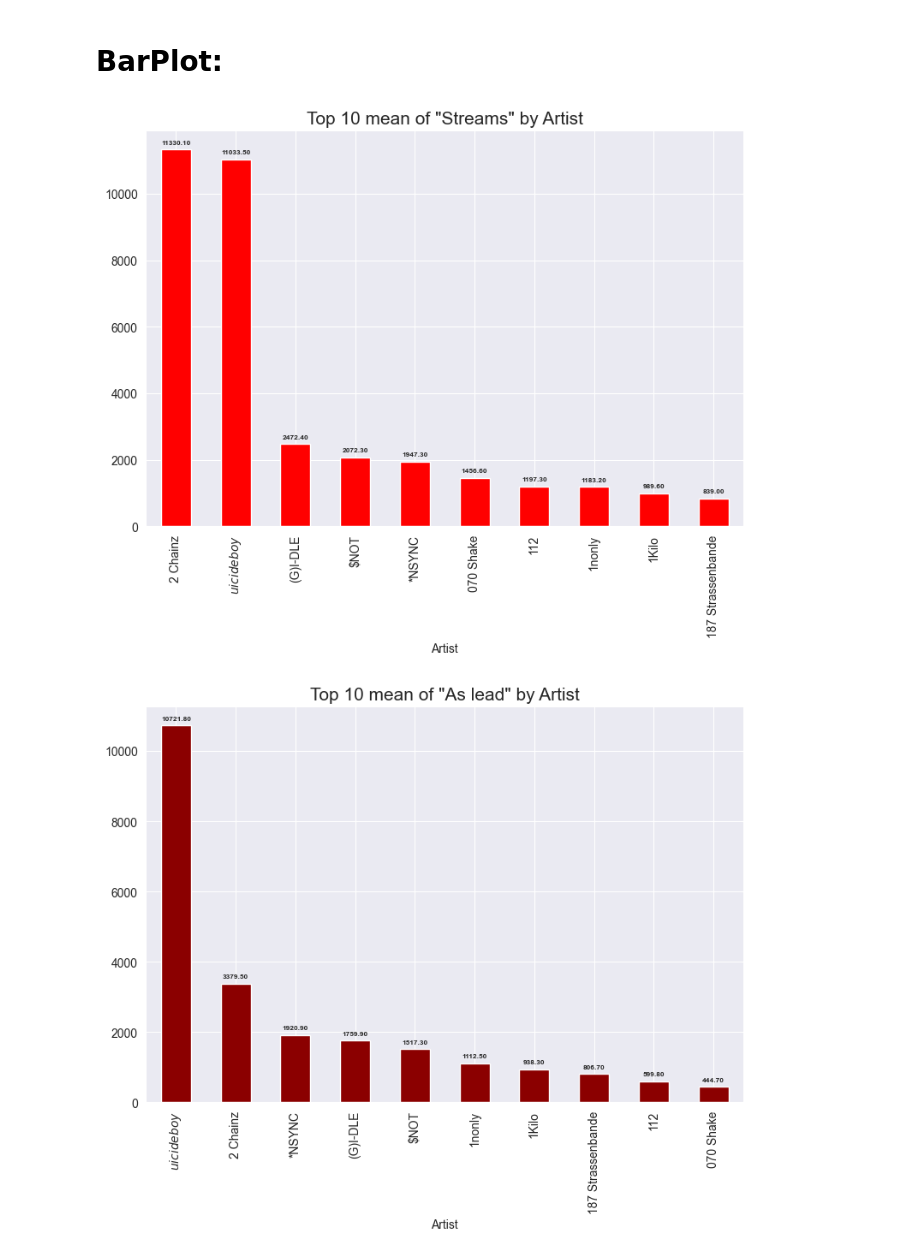
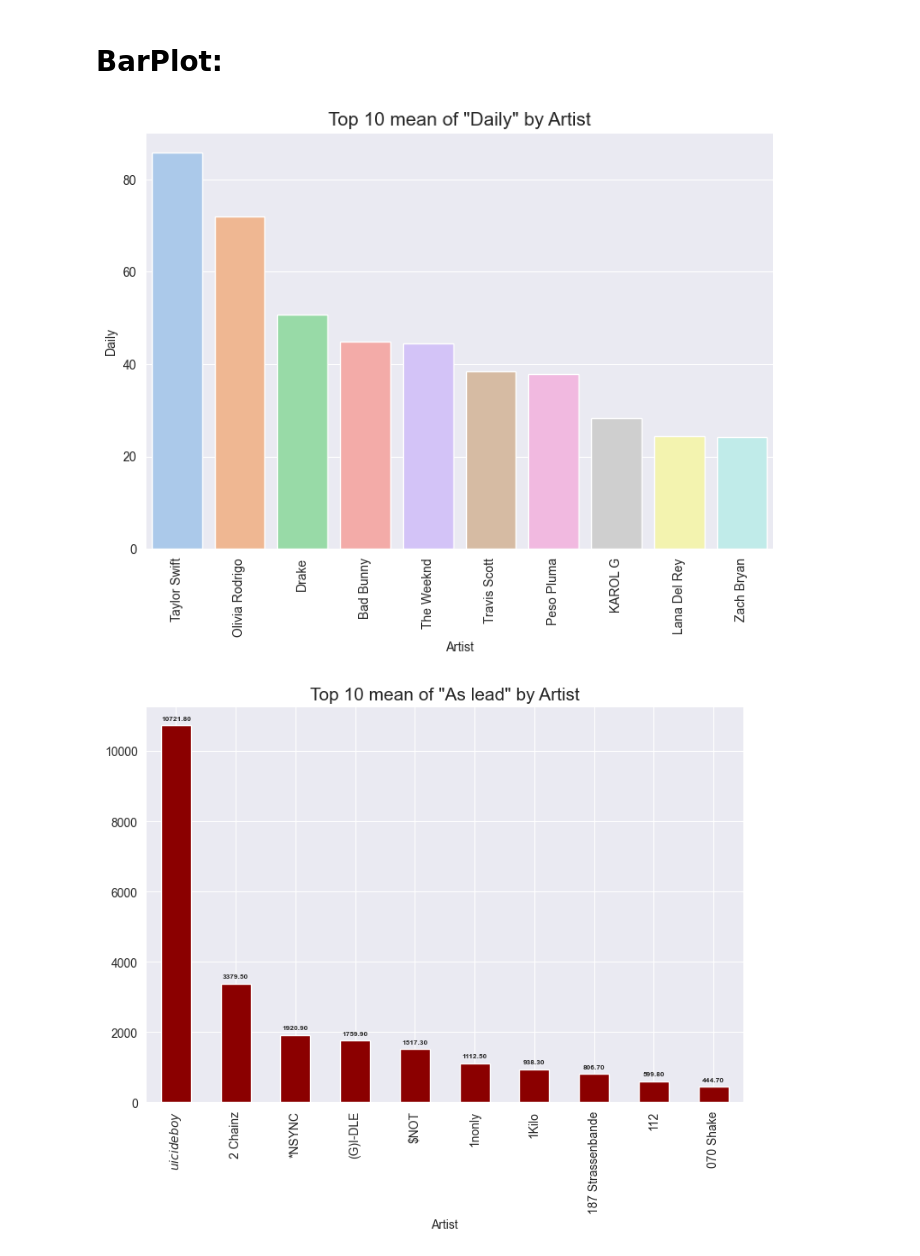
Before and after one commit to Jabsal/SpotifyEDA, a Jupyter notebook: spotify-eda.ipynb, the cells around one changed output. Cells and saved outputs as stored; diff of their text form; code cells hidden in the pictures.

Commit message:
simplify barchat plotting

```diff
--- a/spotify-eda.ipynb
+++ b/spotify-eda.ipynb
@@ -133,28 +134,16 @@ plt.show()
 [figure]
 # %% [markdown]
 # **BarPlot:**
-# %%
-mean_streams = df.groupby('Artist')['Streams'].mean()[:10]
-
-fig, ax = plt.subplots(figsize=(9,6))
-
-mean_streams.sort_values(ascending=False).plot(kind='bar', color='red', ax=ax)
-
-for p in ax.patches:
-    height = p.get_height()
-    ax.annotate(text=f'{height:.2f}',
-               xy = (p.get_x() + p.get_width()/2, height),
-               xytext=(0, 4),
-               textcoords= 'offset points',
-               ha = 'center',
-               va = 'bottom',
-               size=6,
-               weight = 'bold'
-               )
-plt.title('Top 10 mean of "Streams" by Artist', fontdict={'fontsize':15})
-plt.show()
-# %% [output]
-[figure, removed]
+# %%
+mean_daily = df[['Daily', 'Artist']].head(10)
+
+plt.figure(figsize=(9, 6))
+sns.barplot(data=mean_daily, x='Artist', y='Daily', palette='pastel')
+plt.xticks(rotation=90)
+plt.title('Top 10 mean of "Daily" by Artist', fontsize=15)
+plt.show()
+# %% [output]
+[figure, added]
 # %%
 mean_lead = df.groupby('Artist')['As lead'].mean()[:10]
 
```
Also changed, not shown: parts of 3 cells of this notebook.
